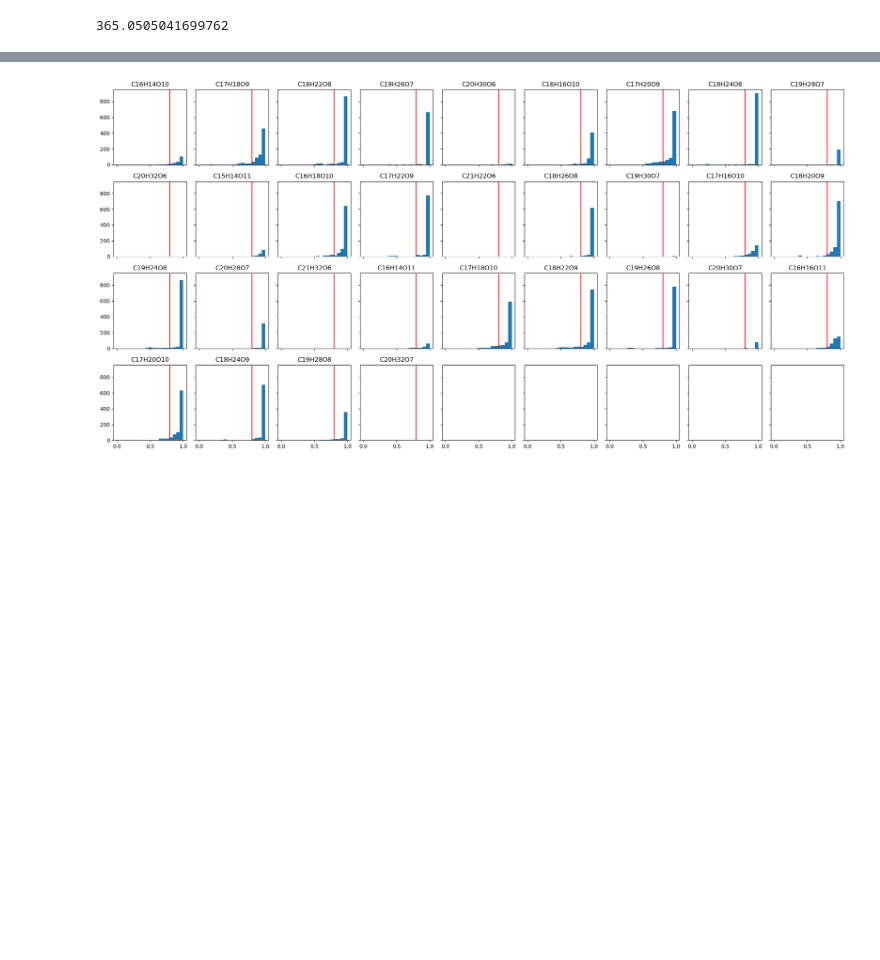
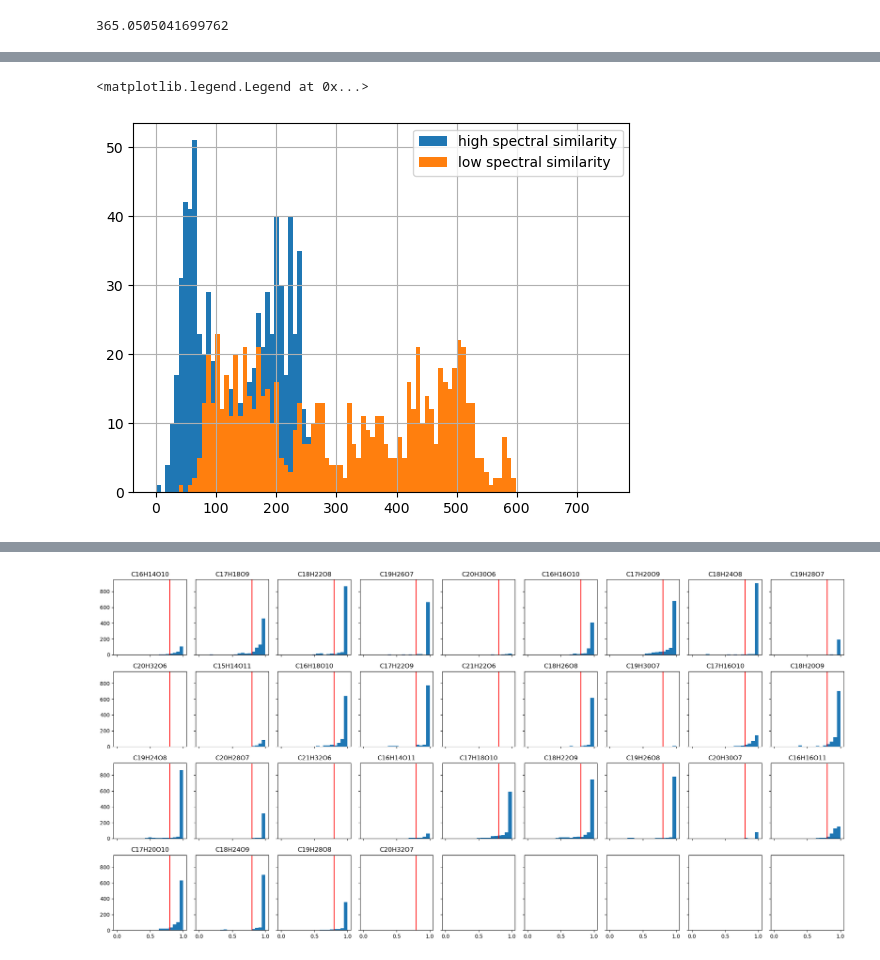
Before and after one commit to biorack/envnet, a Jupyter notebook: carbon_network/use/ms2_similarity_analysis.ipynb, the cells around one changed output, grey strips where cells are left out. Cells and saved outputs as stored; diff of their text form; code cells hidden in the pictures; blank space fills up the shorter version.

```diff
--- a/carbon_network/use/ms2_similarity_analysis.ipynb
+++ b/carbon_network/use/ms2_similarity_analysis.ipynb
@@ -147,0 +245,29 @@ out
+# %%
+sys.path.insert(0,'/global/homes/b/bpb/repos/carbon_network/carbon_network/build')
+import build_tools as bt
+deltas = pd.read_csv('/global/cfs/cdirs/metatlas/projects/carbon_network/mdm_neutral_losses.csv')
+mass_diffs = [0] + deltas['mass'].tolist()
+out = []
+for pair in unique_pairs:
+    cols = ['mdm_mz_vals','mdm_i_vals']
+    spec_slice1 = spec_slice[spec_slice['massive_id']==pair[0]].copy()
+    spec_slice2 = spec_slice[spec_slice['massive_id']==pair[1]].copy()
+    if spec_slice1.shape[0]<10:
+        continue
+    if spec_slice2.shape[0]<10:
+        continue
+    spec_slice1['mdm_spectra'] = spec_slice1.apply(lambda x: np.asarray([x['mdm_mz_vals'],x['mdm_i_vals']]),axis=1)
+    spec_slice2['mdm_spectra'] = spec_slice2.apply(lambda x: np.asarray([x['mdm_mz_vals'],x['mdm_i_vals']]),axis=1)
+    spec_slice1.reset_index(inplace=True,drop=True)
+    spec_slice2.reset_index(inplace=True,drop=True)
+    rem_df = bt.do_remblink_networking(spec_slice1,spec_slice2,mass_diffs=mass_diffs,spectra_attr='mdm_spectra')
+    rem_df.rename(columns={'rem_predicted_score':'rem_blink_score'},inplace=True)
+    cols = ['ref','query','rem_blink_score']
+    rem_df = rem_df[cols]
+    rem_df['dataset1'] = pair[0]
+    rem_df['dataset2'] = pair[1]
+    cols = ['predicted_formula','max_frag_intensity','num_frags','title','massive_id']
+    rem_df = pd.merge(rem_df,spec_slice1[cols].add_suffix('_1'),left_on='ref',right_index=True)
+    rem_df = pd.merge(rem_df,spec_slice2[cols].add_suffix('_2'),left_on='query',right_index=True)
+    out.append(rem_df)
+out = pd.concat(out)
@@ -147,0 +361,13 @@ out
+# %%
+
+s = out.groupby(['dataset1','dataset2'])['rem_blink_score'].apply(lambda x: sum(x>0.01))#.unstack()
+fig,ax = plt.subplots()
+bins = np.linspace(0,750,100)
+s.hist(ax=ax,bins=bins,label='high spectral similarity')
+s = out.groupby(['dataset1','dataset2'])['rem_blink_score'].apply(lambda x: sum(x<0.01))#.unstack()
+s.hist(ax=ax,bins=bins,label='low spectral similarity')
+
+ax.legend()
+# %% [output]
+<matplotlib.legend.Legend at 0x...>
+[figure, added]
```
Also changed, not shown: parts of 18 cells of this notebook, 6 other files.
